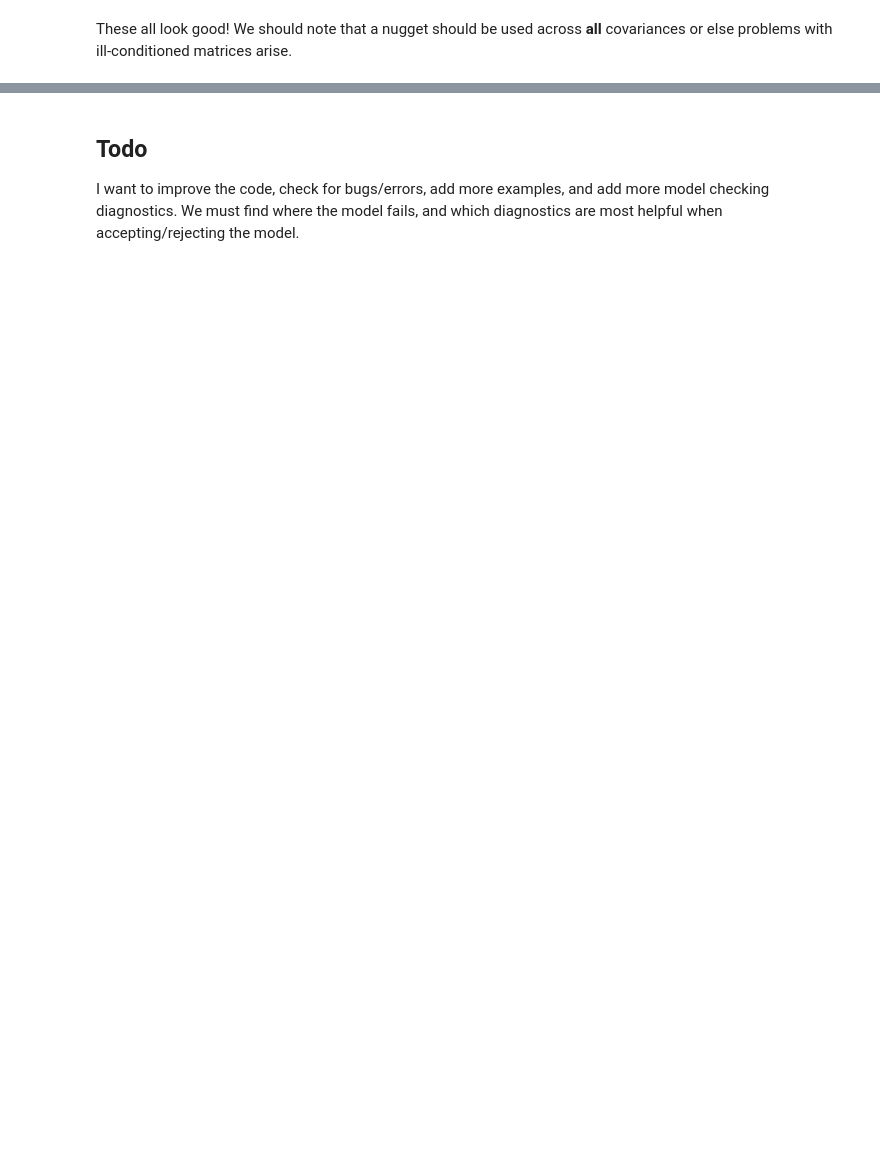
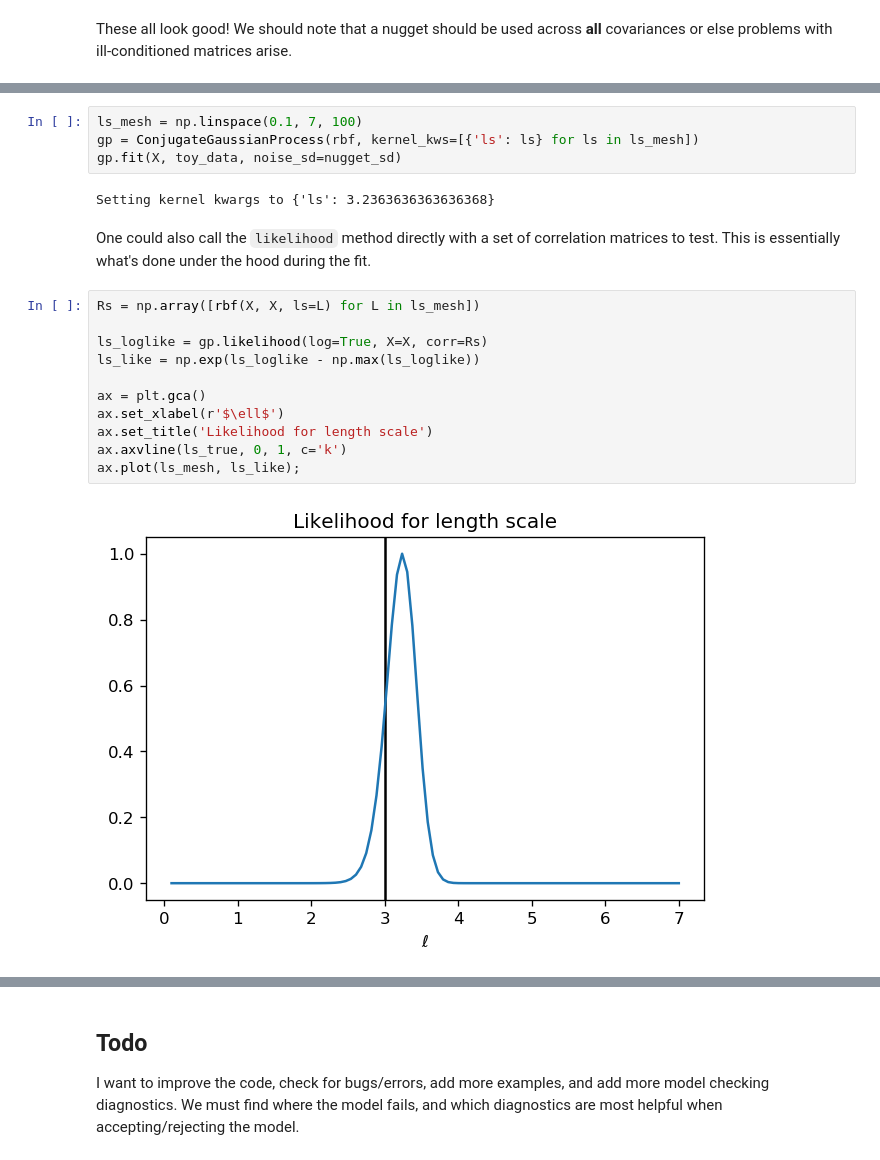
Before and after one commit to buqeye/gsum, a Jupyter notebook: gsum/examples/model_checking_tests.ipynb, the cells around one changed output, grey strips where cells are left out. Saved outputs shown, nothing was run; the diff lists cells and outputs as text; blank space fills up the shorter version.

```diff
--- a/gsum/examples/model_checking_tests.ipynb
+++ b/gsum/examples/model_checking_tests.ipynb
@@ -224,0 +244,22 @@ for i, color in zip(range(len(toy_data)), cycle(new_colors)):
+# %%
+ls_mesh = np.linspace(0.1, 7, 100)
+gp = ConjugateGaussianProcess(rbf, kernel_kws=[{'ls': ls} for ls in ls_mesh])
+gp.fit(X, toy_data, noise_sd=nugget_sd)
+# %% [output]
+Setting kernel kwargs to {'ls': 3.2363636363636368}
+# %% [markdown]
+One could also call the `likelihood` method directly with a set of correlation matrices to test.
+This is essentially what's done under the hood during the fit.
+# %%
+Rs = np.array([rbf(X, X, ls=L) for L in ls_mesh])
+
+ls_loglike = gp.likelihood(log=True, X=X, corr=Rs)
+ls_like = np.exp(ls_loglike - np.max(ls_loglike))
+
+ax = plt.gca()
+ax.set_xlabel(r'$\ell$')
+ax.set_title('Likelihood for length scale')
+ax.axvline(ls_true, 0, 1, c='k')
+ax.plot(ls_mesh, ls_like);
+# %% [output]
+[figure, added]
```
Also changed, not shown: parts of 24 cells of this notebook.
